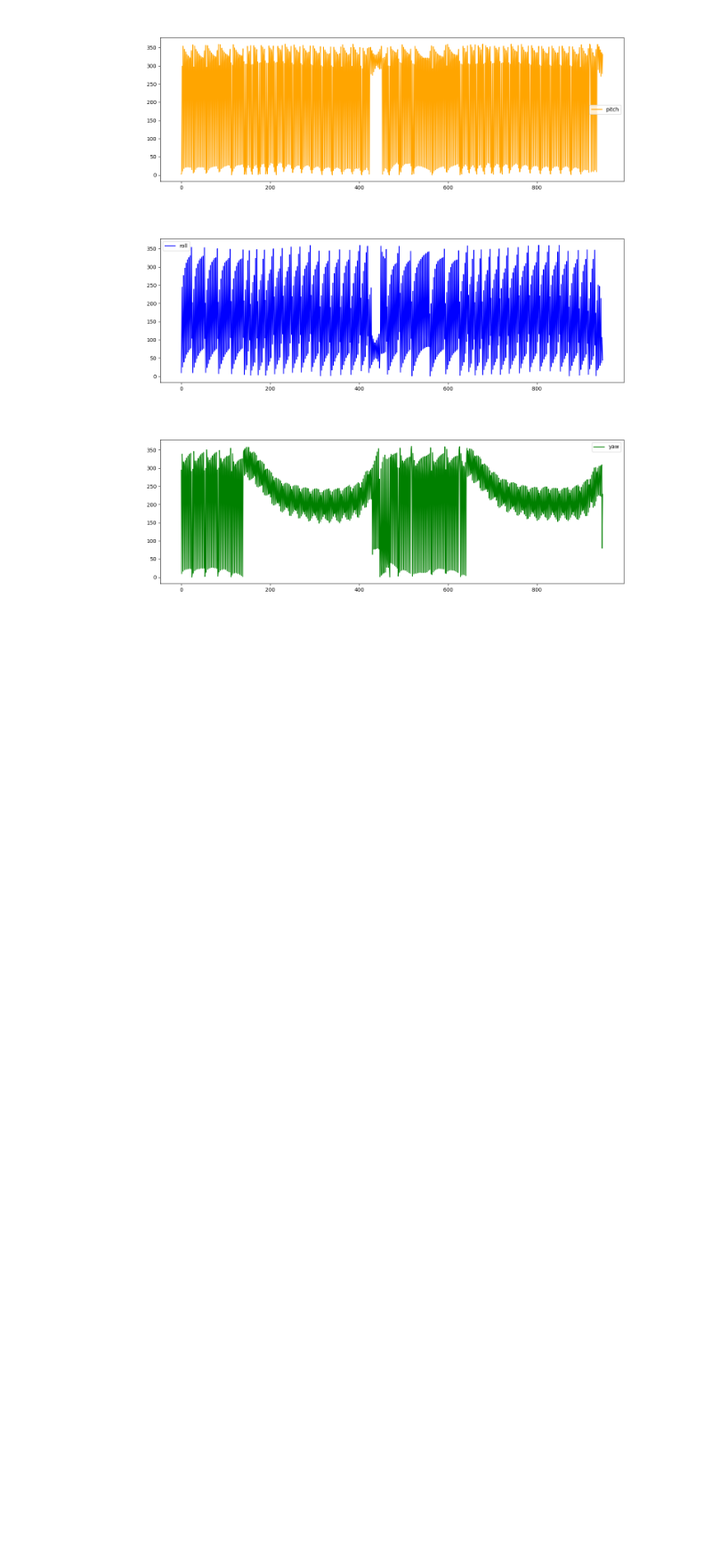
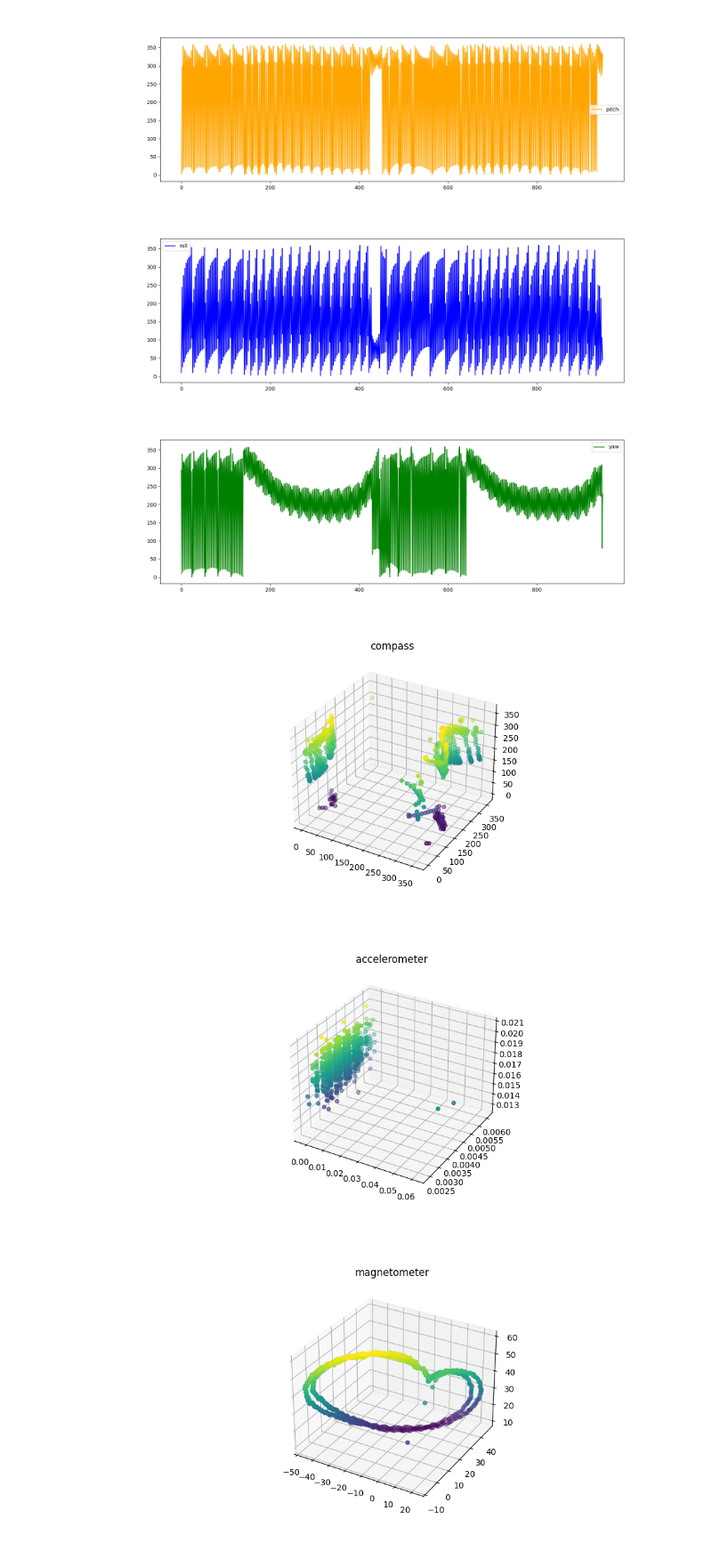
Before and after one commit to pandle/astro-pi-2022-23, a Jupyter notebook: study/OurJunoAnalysis.ipynb, the cells around one changed output. Shown at 89% size. Cells and saved outputs as stored; diff of their text form; code cells hidden in the pictures; blank space fills up the shorter version.

Commit message:
added 3d plots

```diff
--- a/study/OurJunoAnalysis.ipynb
+++ b/study/OurJunoAnalysis.ipynb
@@ -104,3 +98,16 @@ for metrics in ['_______pitch', '________roll', '_________yaw']:
 [figure]
 [figure]
 [figure]
+# %%
+for metrics in [['compass', '_______pitch', '________roll', '_________yaw'],
+       ['accelerometer', '________accX', '________accY', '________accZ'],
+       ['magnetometer', '________magX', '________magY', '________magZ'],
+       ['gyroscope', '_______gyroX', '_______gyroY', '_______gyroZ']]:
+       fig = plt.figure(figsize=(10, 5))
+       ax = plt.axes(projection='3d')
+       ax.scatter3D(prova[metrics[1]], prova[metrics[2]], prova[metrics[3]], c=prova[metrics[3]], cmap='viridis');
+       plt.title(metrics[0])
+# %% [output]
+[figure, added]
+[figure, added]
+[figure, added]
```
Also changed, not shown: parts of 2 cells of this notebook.
